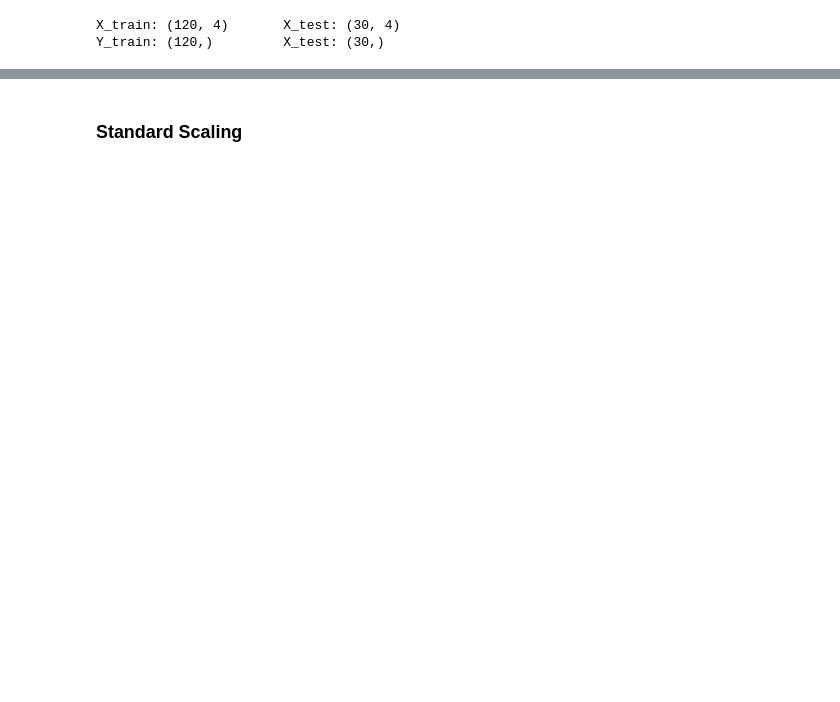
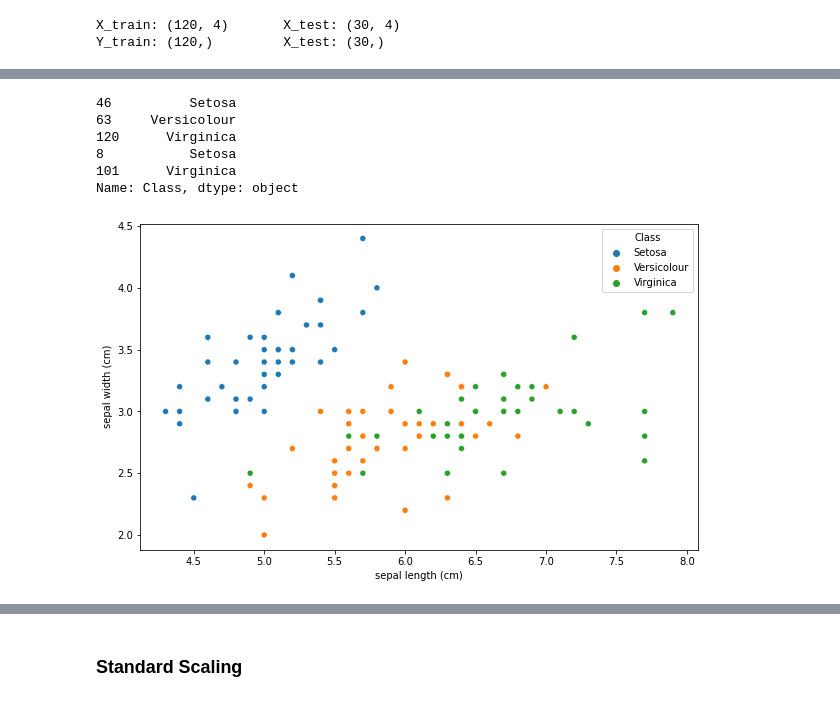
Before and after one commit to Hyewon97/dataanalysis, a Jupyter notebook: p602_기계학습_데이터_전처리_데이터_스케일링.ipynb, the cells around one changed output, grey strips where cells are left out. Drawn from its saved outputs; the diff is of its cells as text; code cells hidden in the pictures; blank space fills up the shorter version.

```diff
--- a/p602_기계학습_데이터_전처리_데이터_스케일링.ipynb
+++ b/p602_기계학습_데이터_전처리_데이터_스케일링.ipynb
@@ -138 +136,19 @@ Versicolour    40
 Name: Class, dtype: int64
+# %%
+type(y_train)
+y_train.head(5)
+# %% [output]
+46          Setosa
+63     Versicolour
+120      Virginica
+8           Setosa
+101      Virginica
+Name: Class, dtype: object
+# %%
+#                 훈련 데이터를 가지고 와서 0번과 1번 데이터의 관계를 본다.
+# 파란색으로 되어 있는 것은 구분이 잘 되어 있고, 오랜지 색과 초록색은 섞여서 관계가 없어보임.
+# 파란색은 관계가 높다고 함.
+fig = sns.scatterplot(data=X_train, x=X_train.iloc[:,0], y=X_train.iloc[:,1], hue=y_train)
+fig.figure.set_size_inches(10,6) # 화면 크기 설정
+# %% [output]
+[figure, added]
```
Also changed, not shown: parts of 31 cells of this notebook, 3 other files.
